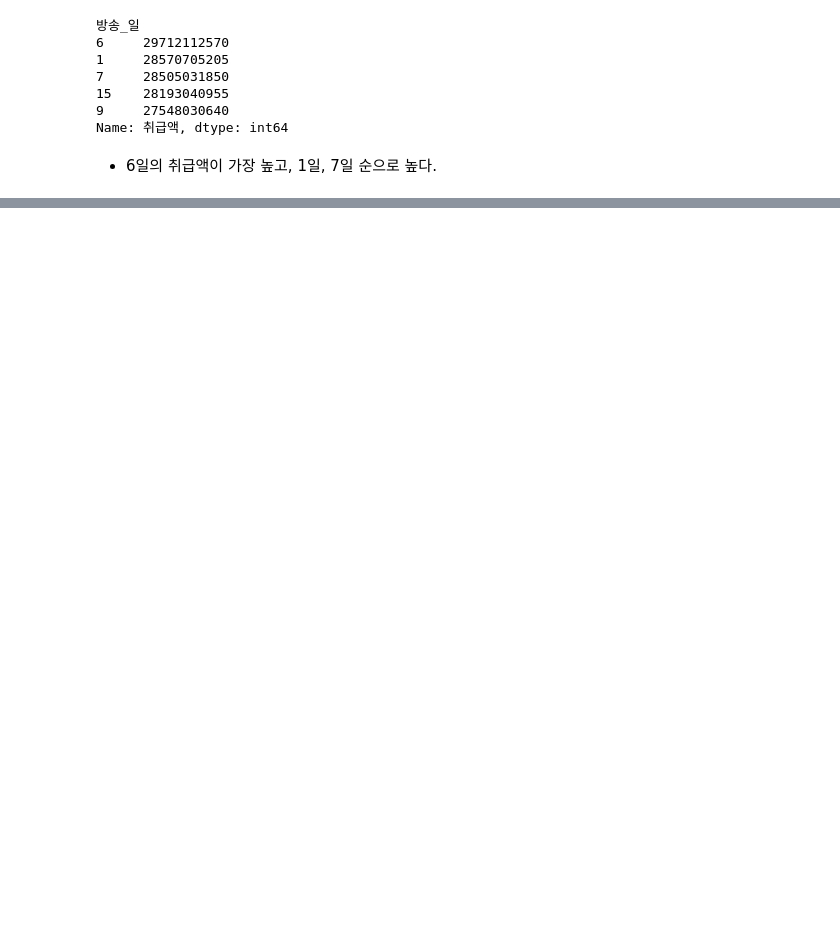
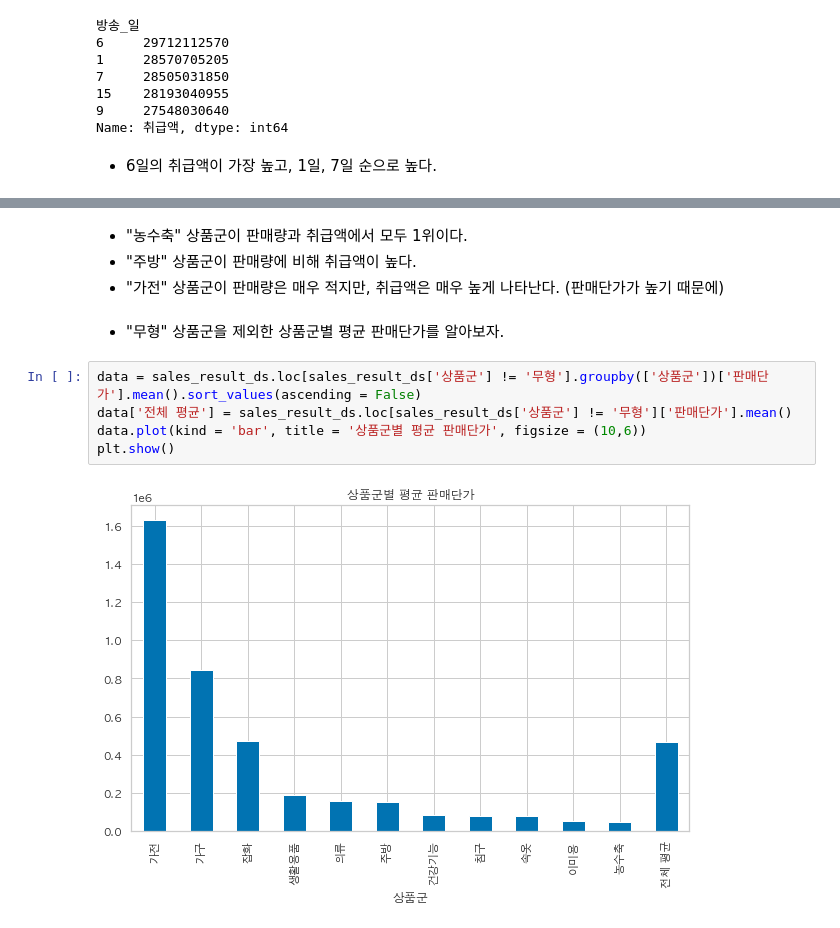
Before and after one commit to HongyeobKim/Project, a Jupyter notebook: NS-Shop/Data-Preparation-and-Exploration.ipynb, the cells around one changed output, grey strips where cells are left out. Cells and saved outputs as stored; diff of their text form; blank space fills up the shorter version.

```diff
--- a/NS-Shop/Data-Preparation-and-Exploration.ipynb
+++ b/NS-Shop/Data-Preparation-and-Exploration.ipynb
@@ -572,0 +584,13 @@ Name: 취급액, dtype: int64
+# %% [markdown]
+- "농수축" 상품군이 판매량과 취급액에서 모두 1위이다.
+- "주방" 상품군이 판매량에 비해 취급액이 높다.
+- "가전" 상품군이 판매량은 매우 적지만, 취급액은 매우 높게 나타난다. (판매단가가 높기 때문에)
+# %% [markdown]
+- "무형" 상품군을 제외한 상품군별 평균 판매단가를 알아보자.
+# %%
+data = sales_result_ds.loc[sales_result_ds['상품군'] != '무형'].groupby(['상품군'])['판매단가'].mean().sort_values(ascending = False)
+data['전체 평균'] = sales_result_ds.loc[sales_result_ds['상품군'] != '무형']['판매단가'].mean()
+data.plot(kind = 'bar', title = '상품군별 평균 판매단가', figsize = (10,6))
+plt.show()
+# %% [output]
+[figure, added]
```
Also changed, not shown: parts of 14 cells of this notebook.
